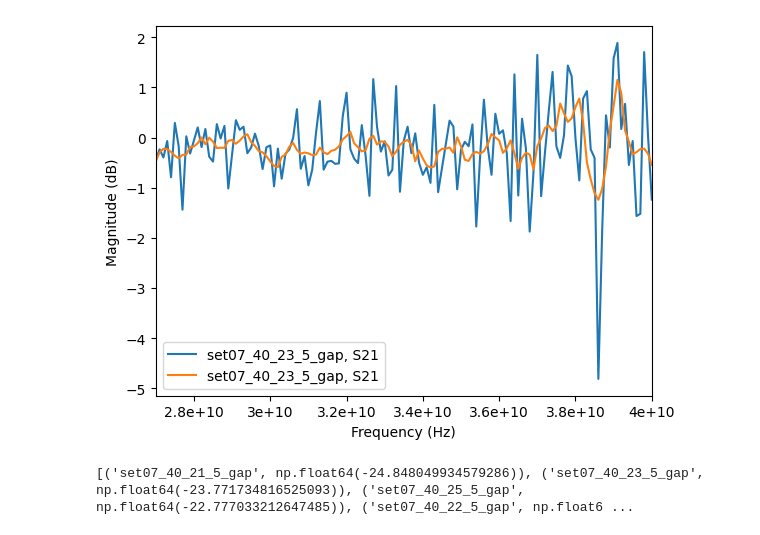
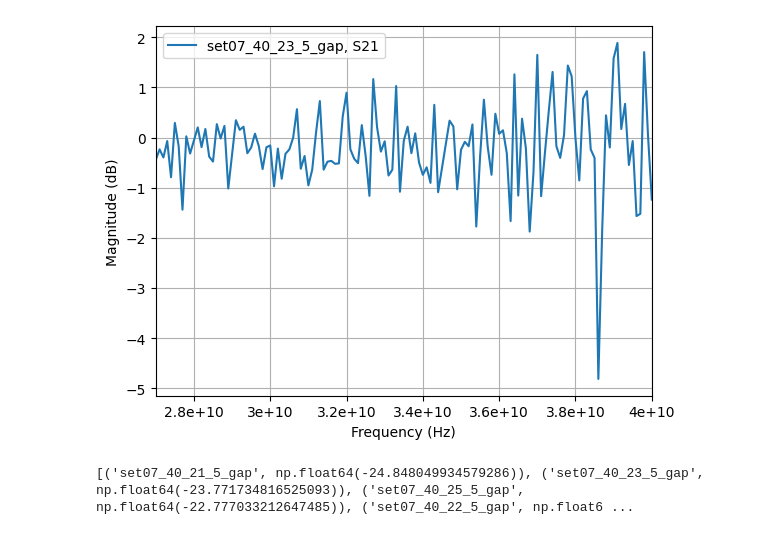
Before and after one commit to hrithik254/HFSS-layouts, a Jupyter notebook: Samples/27feb/meas_data_report_27thfeb.ipynb, the cells around one changed output. Drawn from its saved outputs; the diff is of its cells as text; code cells hidden in the pictures.

```diff
--- a/Samples/27feb/meas_data_report_27thfeb.ipynb
+++ b/Samples/27feb/meas_data_report_27thfeb.ipynb
@@ -86,16 +87,17 @@ def worst_transmit_loss(ntwk):
 # %%
 set_07_original, set_07_smoothed = load_and_smooth_directory(r'meas data\sample1_quarter\set07', window=11, poly=3)
 # plt.figure()
 # plt.title('S11 Magnitude (dB)')
 # for ntwk in set_07_smoothed:
 #     ntwk.plot_s_db(m=1, n=0, show_legend=False)
 
 # # plt.legend()
 # plt.show()
 set_07_original[9].plot_s_db(m=1, n=0)
-set_07_smoothed[9].plot_s_db(m=1, n=0)
+plt.grid(True)            # Turn on the grid
+# set_07_smoothed[9].plot_s_db(m=0, n=0)
 # %% [output]
-[figure, old version]
+[figure, new version]
 # %%
 results = []
 for ntwk in set07_smoothed:
```
Also changed, not shown: parts of 1 cell of this notebook, 2 other files.
